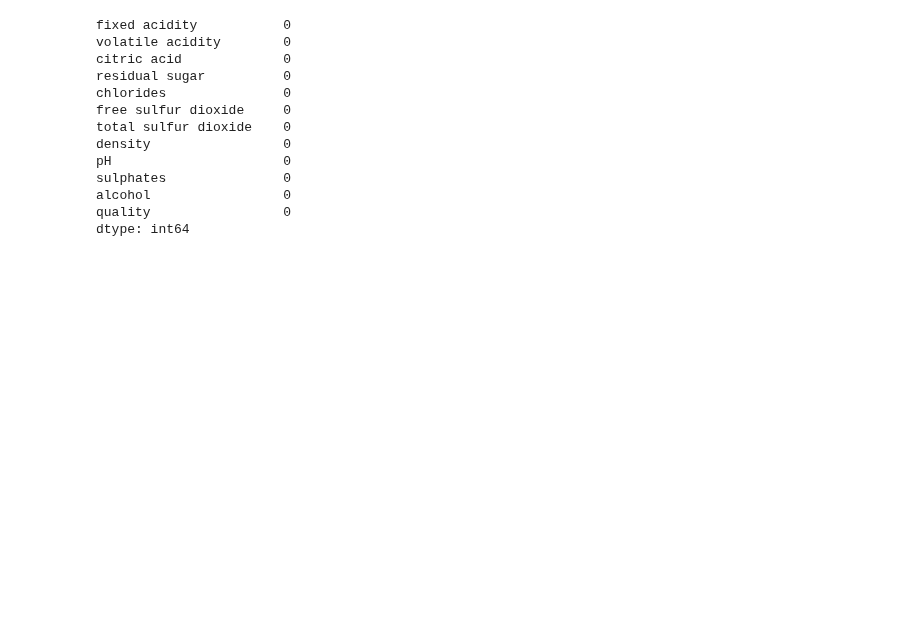
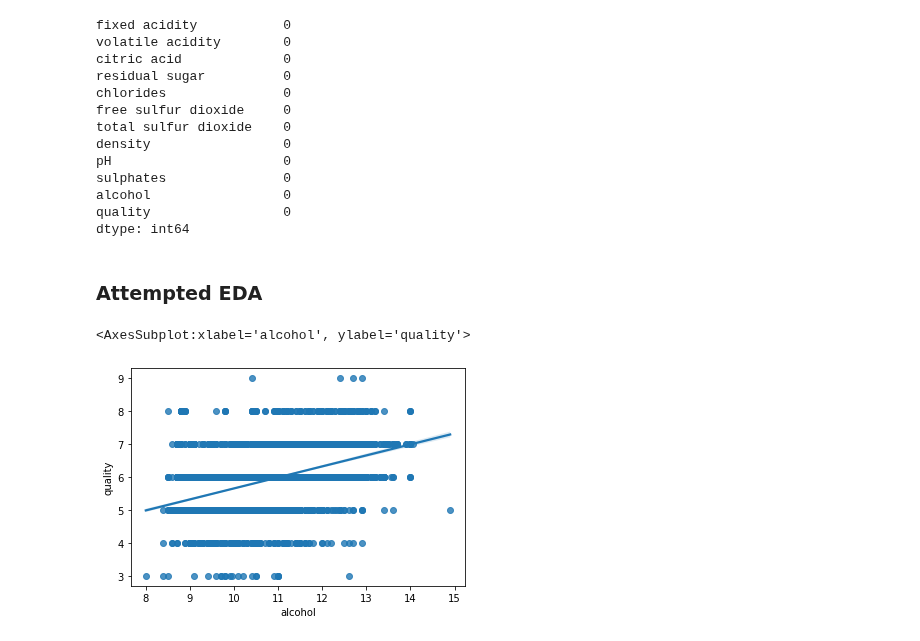
Before and after one commit to cndywu/TheYelpers2, a Jupyter notebook: Project Report Template.ipynb, the cells around one changed output. Saved outputs shown, nothing was run; the diff lists cells and outputs as text; code cells hidden in the pictures; blank space fills up the shorter version.

```diff
--- a/Project Report Template.ipynb
+++ b/Project Report Template.ipynb
@@ -419,3 +413,11 @@ sulphates               0
 alcohol                 0
 quality                 0
 dtype: int64
+# %% [markdown]
+### Attempted EDA
+# %%
+import seaborn as sns
+sns.regplot(x = combined_train_x['alcohol'], y = combined_train_y)
+# %% [output]
+<AxesSubplot:xlabel='alcohol', ylabel='quality'>
+[figure, added]
```
Also changed, not shown: parts of 11 cells of this notebook.
